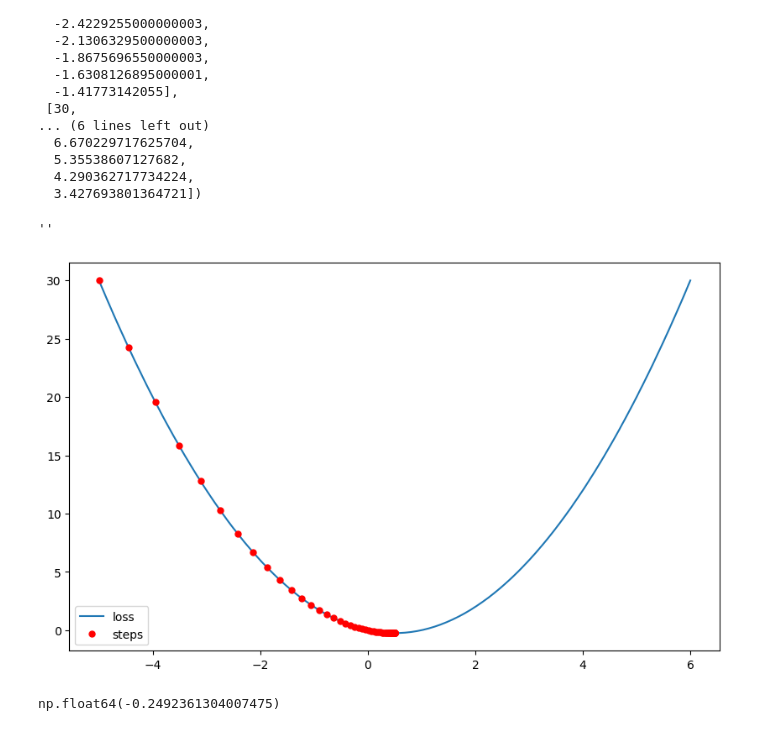
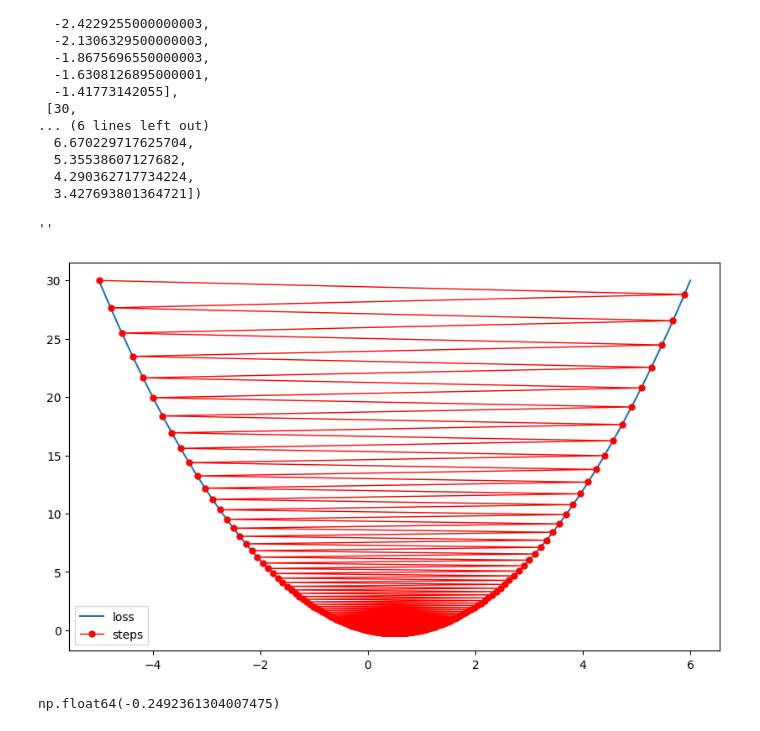
Before and after one commit to DmitriiPrikhodko/ds-phase1-git, a Jupyter notebook: week1/day5_divs/04-05-task.ipynb, the cells around one changed output. Cells and saved outputs as stored; diff of their text form; code cells hidden in the pictures.

```diff
--- a/week1/day5_divs/04-05-task.ipynb
+++ b/week1/day5_divs/04-05-task.ipynb
@@ -231,16 +231,16 @@ get_minima2(-5, 1, 0.05)
   3.427693801364721])
 # %%
 x2 = np.linspace(-5, 6, 200)
-steps2 = get_minima2(-5, 1e-6, 0.05)
+steps2 = get_minima2(-5, 1e-6, 0.99)
 plt.style.use('default')
 plt.figure(figsize=(10,6))
 plt.plot(x2, loss2(x2), label='loss')
-plt.plot(steps2[0], steps2[1], marker='o', linewidth=0, markersize=5, color='red', label = 'steps')
+plt.plot(steps2[0], steps2[1], marker='o', linewidth=1, markersize=5, color='red', label = 'steps')
 plt.legend()
 ;
 # %% [output]
 ''
-[figure, old version]
+[figure, new version]
 # %%
 np.min(np.apply_along_axis(lambda x: loss2(x), axis=0, arr=x2))
 # %% [output]
```
Also changed, not shown: 18 other files.
